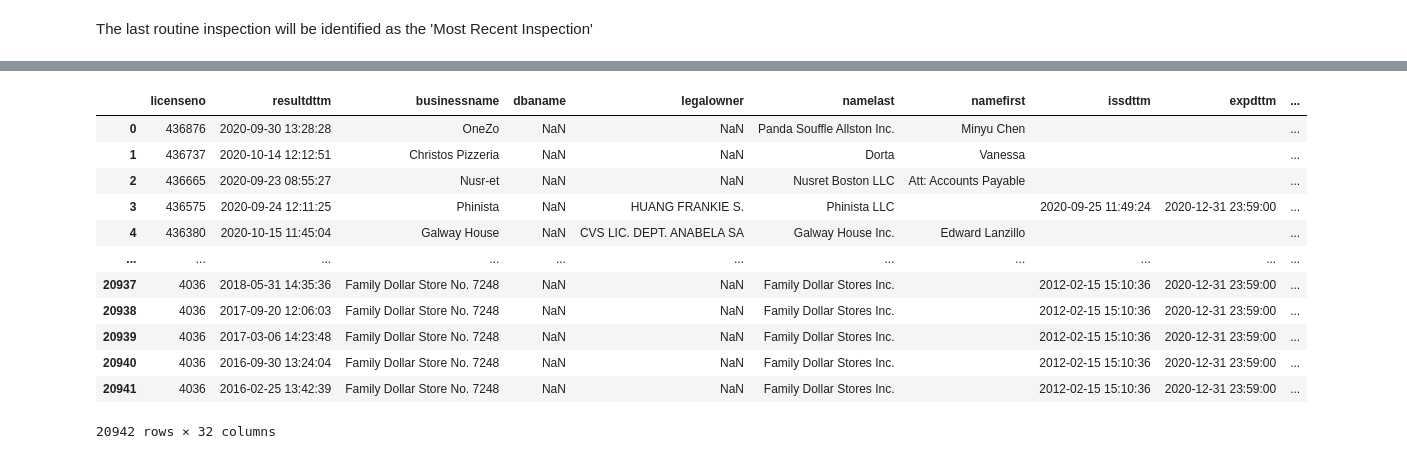
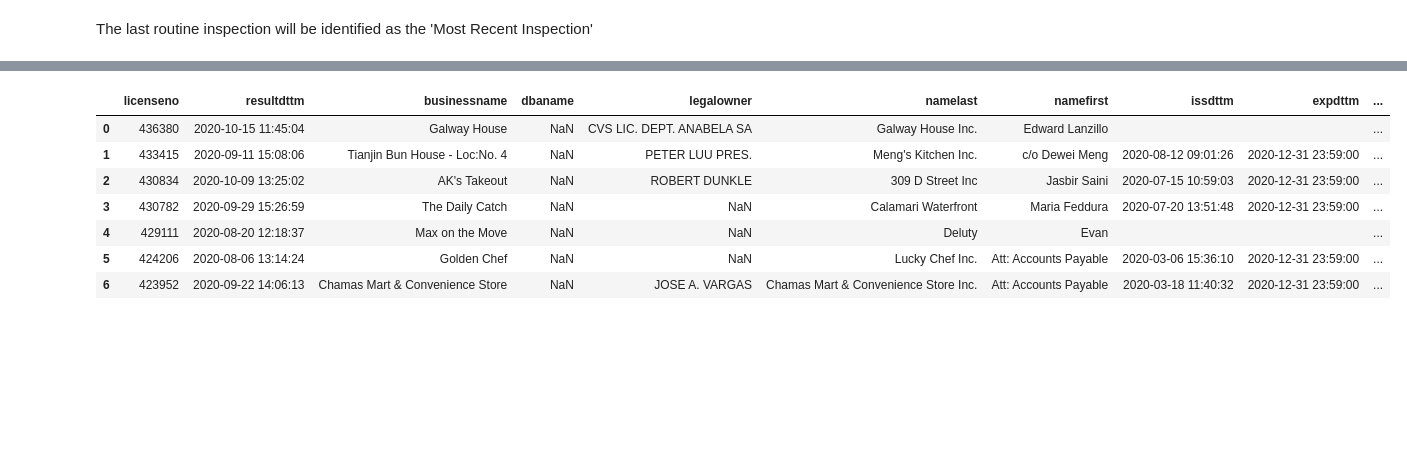
Before and after one commit to navish92/Restaurant_Inspections, a Jupyter notebook: Reshaping_Inspection_Data.ipynb, the cells around one changed output, grey strips where cells are left out. Drawn from its saved outputs; the diff is of its cells as text; code cells hidden in the pictures; blank space fills up the shorter version.

Commit message:
Finished breaking out many inspections. Now merging with yelp info & proceeding to create target & feature variables

```diff
--- a/Reshaping_Inspection_Data.ipynb
+++ b/Reshaping_Inspection_Data.ipynb
@@ -91,3 +89,11 @@ df_ins_summarized['routine_ins_count'] = np.nan
+# %%
+pass_results = ['HE_Pass','HE_Filed']
+drop_results = ['HE_Misc','HE_OutBus','HE_Clos','HE_NotReq',]
+fail_results = ['HE_Fail','HE_FailExt','HE_FailExt','HE_FailNor']
+# %%
+df_insp_hist_2016['days_since_last_inspection'] = np.nan
+df_insp_hist_2016['inspection_type'] = np.nan
+df_insp_hist_2016['result_type'] = df_insp_hist_2016.result.map(lambda x: 1 if x in pass_results else 0)
 # %%
 df_license_date = df_insp_hist_2016.groupby(['licenseno','resultdttm'],as_index=False).last()
 
@@ -97,3 +122,6 @@ df_ins_summarized = df_license_date.join(df_license_days_diff, how = 'inner',rsu
+# %%
+#Dropping certain results
+df_ins_summarized = df_ins_summarized[~(df_ins_summarized.result.isin(drop_results))].reset_index(drop=True)
 # %%
 df_ins_summarized.inspection_type.fillna(value="Routine_new",inplace=True)
 df_ins_summarized.sort_values(by=['licenseno','resultdttm'],ascending=False,ignore_index=True,inplace=True)
@@ -194,20 +205,15 @@ df_routine_inspection[['licenseno','resultdttm','routine_ins_recency']].tail(15)
 df_routine_inspection['routine_ins_recency'] = df_routine_inspection.groupby('licenseno',).resultdttm.cumcount()
 # %%
-df_routine_inspection.sort_values(by=['licenseno','resultdttm'],ascending=False)
+df_routine_inspection.sort_values(by=['licenseno','resultdttm'],ascending=False).head(7)
 # %% [output]
 |  | licenseno | resultdttm | businessname | dbaname | legalowner | namelast | namefirst | issdttm | expdttm | ... |
-| 0 | 436876 | 2020-09-30 13:28:28 | OneZo | NaN | NaN | Panda Souffle Allston Inc. | Minyu Chen |  |  | ... |
-| 1 | 436737 | 2020-10-14 12:12:51 | Christos Pizzeria | NaN | NaN | Dorta | Vanessa |  |  | ... |
-| 2 | 436665 | 2020-09-23 08:55:27 | Nusr-et | NaN | NaN | Nusret Boston LLC | Att: Accounts Payable |  |  | ... |
-| 3 | 436575 | 2020-09-24 12:11:25 | Phinista | NaN | HUANG FRANKIE S. | Phinista LLC |  | 2020-09-25 11:49:24 | 2020-12-31 23:59:00 | ... |
-| 4 | 436380 | 2020-10-15 11:45:04 | Galway House | NaN | CVS LIC. DEPT. ANABELA SA | Galway House Inc. | Edward Lanzillo |  |  | ... |
-| ... | ... | ... | ... | ... | ... | ... | ... | ... | ... | ... |
-| 20937 | 4036 | 2018-05-31 14:35:36 | Family Dollar Store No. 7248 | NaN | NaN | Family Dollar Stores Inc. |  | 2012-02-15 15:10:36 | 2020-12-31 23:59:00 | ... |
-| 20938 | 4036 | 2017-09-20 12:06:03 | Family Dollar Store No. 7248 | NaN | NaN | Family Dollar Stores Inc. |  | 2012-02-15 15:10:36 | 2020-12-31 23:59:00 | ... |
-| 20939 | 4036 | 2017-03-06 14:23:48 | Family Dollar Store No. 7248 | NaN | NaN | Family Dollar Stores Inc. |  | 2012-02-15 15:10:36 | 2020-12-31 23:59:00 | ... |
-| 20940 | 4036 | 2016-09-30 13:24:04 | Family Dollar Store No. 7248 | NaN | NaN | Family Dollar Stores Inc. |  | 2012-02-15 15:10:36 | 2020-12-31 23:59:00 | ... |
-| 20941 | 4036 | 2016-02-25 13:42:39 | Family Dollar Store No. 7248 | NaN | NaN | Family Dollar Stores Inc. |  | 2012-02-15 15:10:36 | 2020-12-31 23:59:00 | ... |
+| 0 | 436380 | 2020-10-15 11:45:04 | Galway House | NaN | CVS LIC. DEPT. ANABELA SA | Galway House Inc. | Edward Lanzillo |  |  | ... |
+| 1 | 433415 | 2020-09-11 15:08:06 | Tianjin Bun House - Loc:No. 4 | NaN | PETER LUU PRES. | Meng's Kitchen Inc. | c/o Dewei Meng | 2020-08-12 09:01:26 | 2020-12-31 23:59:00 | ... |
+| 2 | 430834 | 2020-10-09 13:25:02 | AK's Takeout | NaN | ROBERT DUNKLE | 309 D Street Inc | Jasbir Saini | 2020-07-15 10:59:03 | 2020-12-31 23:59:00 | ... |
+| 3 | 430782 | 2020-09-29 15:26:59 | The Daily Catch | NaN | NaN | Calamari Waterfront | Maria Feddura | 2020-07-20 13:51:48 | 2020-12-31 23:59:00 | ... |
+| 4 | 429111 | 2020-08-20 12:18:37 | Max on the Move | NaN | NaN | Deluty | Evan |  |  | ... |
+| 5 | 424206 | 2020-08-06 13:14:24 | Golden Chef | NaN | NaN | Lucky Chef Inc. | Att: Accounts Payable | 2020-03-06 15:36:10 | 2020-12-31 23:59:00 | ... |
+| 6 | 423952 | 2020-09-22 14:06:13 | Chamas Mart & Convenience Store | NaN | JOSE A. VARGAS | Chamas Mart & Convenience Store Inc. | Att: Accounts Payable | 2020-03-18 11:40:32 | 2020-12-31 23:59:00 | ... |
-20942 rows × 32 columns
 # %%
 df_routine_inspection['routine_ins_count'] = df_routine_inspection.groupby('licenseno').licenseno.transform('count')
 # %%
```
Also changed, not shown: parts of 17 cells of this notebook.
